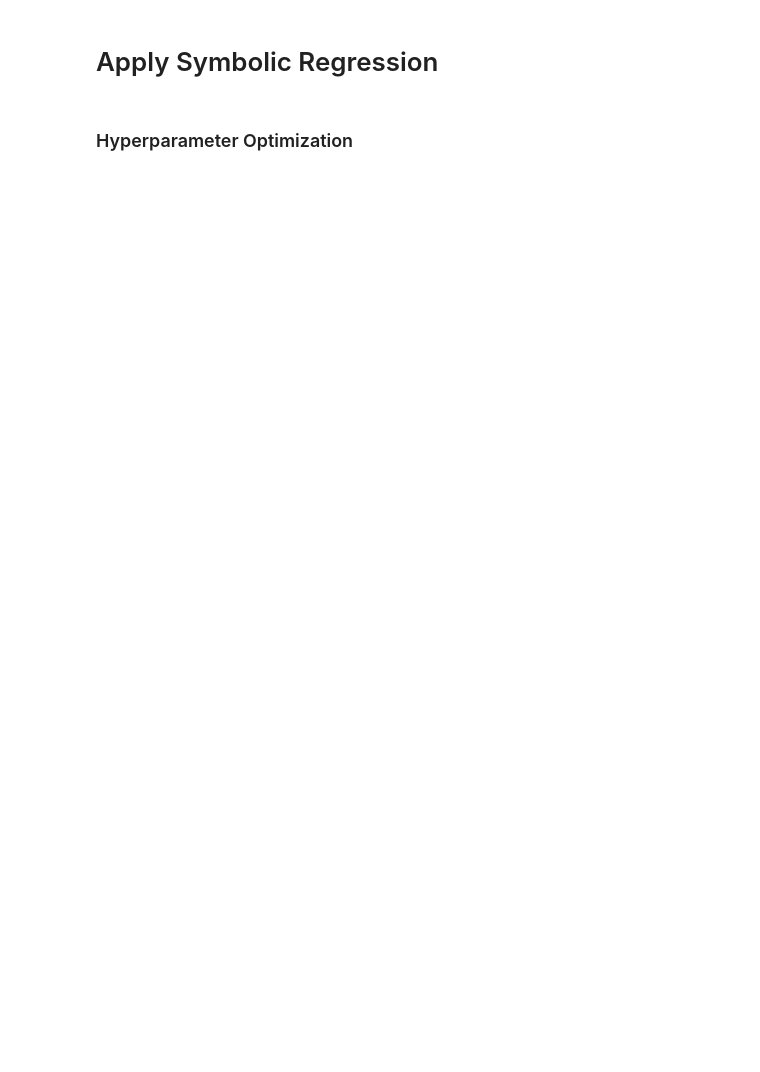
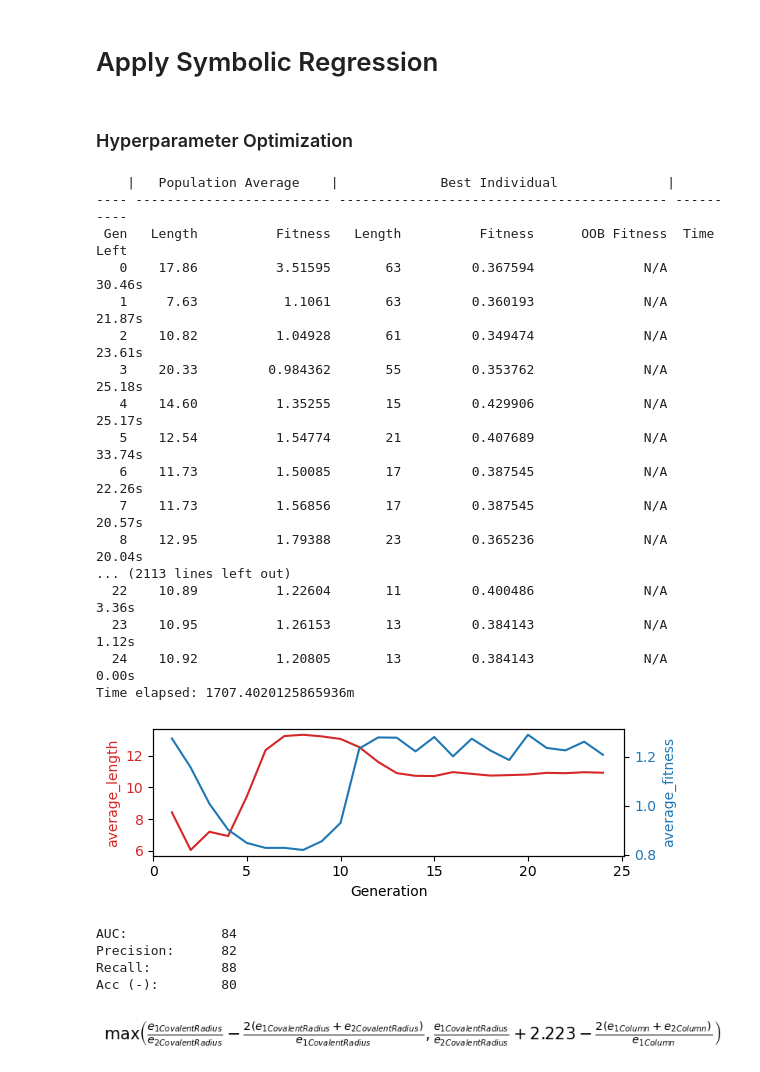
Before and after one commit to AlbertVong/Mat-Hack-2023, a Jupyter notebook: 5_learning/train_eval_SymClf.ipynb, the cells around one changed output. Cells and saved outputs as stored; diff of their text form; code cells hidden in the pictures; blank space fills up the shorter version.

```diff
--- a/5_learning/train_eval_SymClf.ipynb
+++ b/5_learning/train_eval_SymClf.ipynb
@@ -200,29 +221,55 @@ print('Test sizes: ', len(features_test), len(labels_test))
 # %% [markdown]
 ### Hyperparameter Optimization
 # %%
-
-param_distros = {'population_size': scipy.stats.randint(500,3000),
-                 'tournament_size': scipy.stats.randint(10,500),
+param_distros = {'population_size': scipy.stats.randint(500,2000),
+                 'tournament_size': scipy.stats.randint(10,50),
 #                  'parsimony_coefficient': scipy.stats.uniform(0.01, 0.001)
              }
 base_estimator = SymbolicClassifier(init_depth=(1,5),
                                     parsimony_coefficient=0.005,
                                     generations=25,
                                     p_crossover = 0.85,
                                     p_subtree_mutation = 0.01,
                                     p_point_mutation = 0.01,
                                     p_hoist_mutation = 0.1,
                                     const_range=(-10,10),
                                     feature_names=feature_names,
+                                    verbose=1,
                                     n_jobs=-1,
                                     random_state=0,
                                     function_set={'add','sub','mul','div','max','min'}
                                     )
 
-sh = HalvingRandomSearchCV(base_estimator, param_distributions, cv=5,
-                           min_resources=20, max_resources=100, factor=2
+start = time.time()
+sh = HalvingRandomSearchCV(base_estimator, param_distros, cv=5,
+                           min_resources=20, max_resources=160, factor=2
                           ).fit(features_train, labels_train)
+print(f'Time elapsed: {(time.time()-start)/3600}h')
 
-examinine_model(sh.best_estimator_)
+examine_model(sh.best_estimator_)
+# %% [output]
+    |   Population Average    |             Best Individual              |
+---- ------------------------- ------------------------------------------ ----------
+ Gen   Length          Fitness   Length          Fitness      OOB Fitness  Time Left
+   0    17.86          3.51595       63         0.367594              N/A     30.46s
+   1     7.63           1.1061       63         0.360193              N/A     21.87s
+   2    10.82          1.04928       61         0.349474              N/A     23.61s
+   3    20.33         0.984362       55         0.353762              N/A     25.18s
+   4    14.60          1.35255       15         0.429906              N/A     25.17s
+   5    12.54          1.54774       21         0.407689              N/A     33.74s
+   6    11.73          1.50085       17         0.387545              N/A     22.26s
+   7    11.73          1.56856       17         0.387545              N/A     20.57s
+   8    12.95          1.79388       23         0.365236              N/A     20.04s
+... (2113 lines left out)
+  22    10.89          1.22604       11         0.400486              N/A      3.36s
+  23    10.95          1.26153       13         0.384143              N/A      1.12s
+  24    10.92          1.20805       13         0.384143              N/A      0.00s
+Time elapsed: 1707.4020125865936m
+[figure, added]
+AUC:            84
+Precision:      82
+Recall:         88
+Acc (-):        80
+[figure, added]
 # %%
 examine_model(sh.best_estimator_)
```
Also changed, not shown: parts of 9 cells of this notebook, 44 other files.
